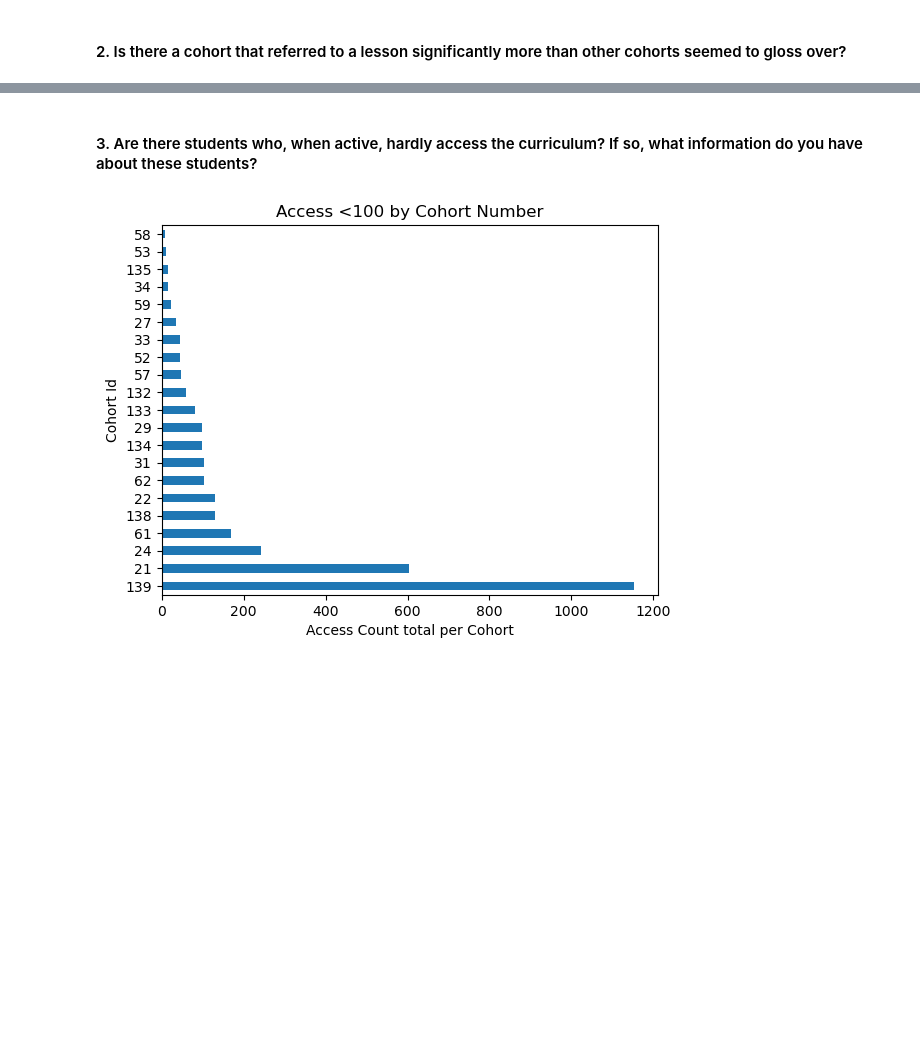
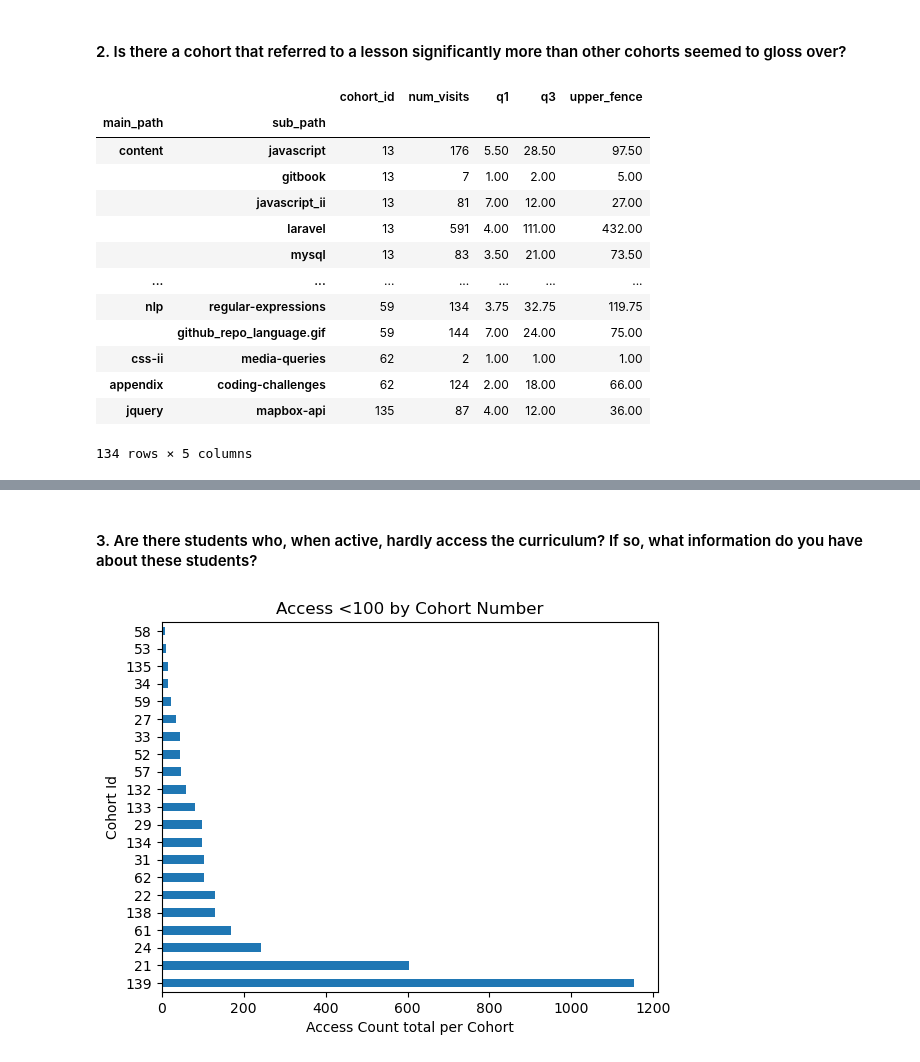
Before and after one commit to duck-detectives/anomaly-project, a Jupyter notebook: final-report.ipynb, the cells around one changed output, grey strips where cells are left out. Cells and saved outputs as stored; diff of their text form; code cells hidden in the pictures; blank space fills up the shorter version.

```diff
--- a/final-report.ipynb
+++ b/final-report.ipynb
@@ -55,2 +75,21 @@ df.head()
 # %% [markdown]
 #### 2. Is there a cohort that referred to a lesson significantly more than other cohorts seemed to gloss over?
+# %%
+visits = e.zealous_cohorts(df)
+
+visits
+# %% [output]
+|  |  | cohort_id | num_visits | q1 | q3 | upper_fence |
+| main_path | sub_path |  |  |  |  |  |
+| content | javascript | 13 | 176 | 5.50 | 28.50 | 97.50 |
+|  | gitbook | 13 | 7 | 1.00 | 2.00 | 5.00 |
+|  | javascript_ii | 13 | 81 | 7.00 | 12.00 | 27.00 |
+|  | laravel | 13 | 591 | 4.00 | 111.00 | 432.00 |
+|  | mysql | 13 | 83 | 3.50 | 21.00 | 73.50 |
+| ... | ... | ... | ... | ... | ... | ... |
+| nlp | regular-expressions | 59 | 134 | 3.75 | 32.75 | 119.75 |
+|  | github_repo_language.gif | 59 | 144 | 7.00 | 24.00 | 75.00 |
+| css-ii | media-queries | 62 | 2 | 1.00 | 1.00 | 1.00 |
+| appendix | coding-challenges | 62 | 124 | 2.00 | 18.00 | 66.00 |
+| jquery | mapbox-api | 135 | 87 | 4.00 | 12.00 | 36.00 |
+134 rows × 5 columns
```
Also changed, not shown: parts of 6 cells of this notebook, 1 other file.
